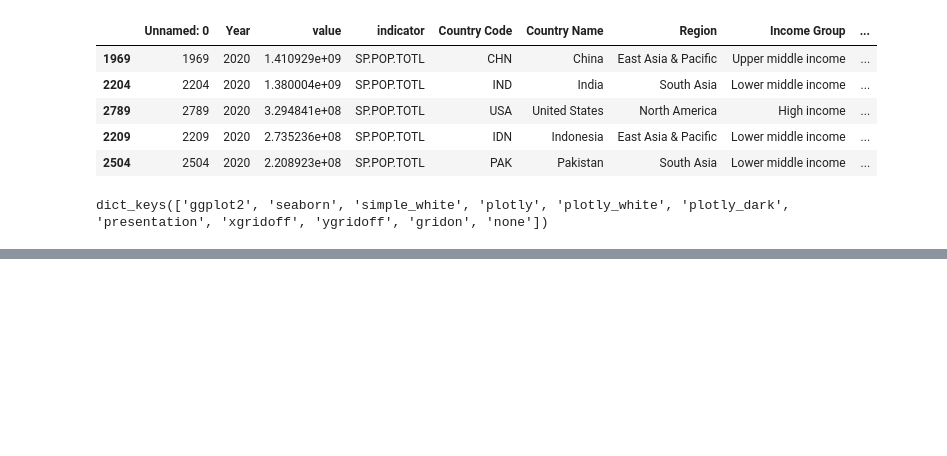
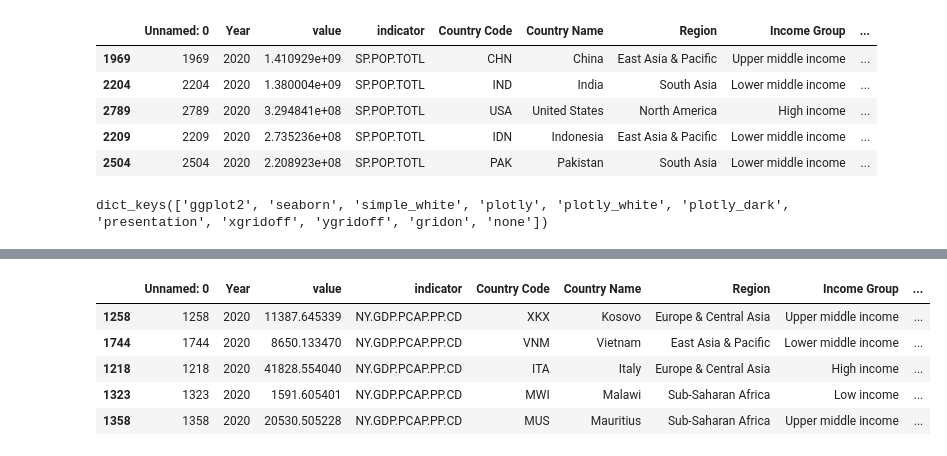
Before and after one commit to DATA-690-SPRING-2022/jay_data690, a Jupyter notebook: jay_part_b.ipynb, the cells around one changed output, grey strips where cells are left out. Cells and saved outputs as stored; diff of their text form; code cells hidden in the pictures; blank space fills up the shorter version.

```diff
--- a/jay_part_b.ipynb
+++ b/jay_part_b.ipynb
@@ -60,0 +96,10 @@ fig.show()
+# %%
+df_2020_gdp = df.query("Year == 2020").query("indicator == 'NY.GDP.PCAP.PP.CD'")
+df_2020_gdp.sample(5)
+# %% [output]
+|  | Unnamed: 0 | Year | value | indicator | Country Code | Country Name | Region | Income Group | ... |
+| 1258 | 1258 | 2020 | 11387.645339 | NY.GDP.PCAP.PP.CD | XKX | Kosovo | Europe & Central Asia | Upper middle income | ... |
+| 1744 | 1744 | 2020 | 8650.133470 | NY.GDP.PCAP.PP.CD | VNM | Vietnam | East Asia & Pacific | Lower middle income | ... |
+| 1218 | 1218 | 2020 | 41828.554040 | NY.GDP.PCAP.PP.CD | ITA | Italy | Europe & Central Asia | High income | ... |
+| 1323 | 1323 | 2020 | 1591.605401 | NY.GDP.PCAP.PP.CD | MWI | Malawi | Sub-Saharan Africa | Low income | ... |
+| 1358 | 1358 | 2020 | 20530.505228 | NY.GDP.PCAP.PP.CD | MUS | Mauritius | Sub-Saharan Africa | Upper middle income | ... |
```
Also changed, not shown: parts of 6 cells of this notebook.
